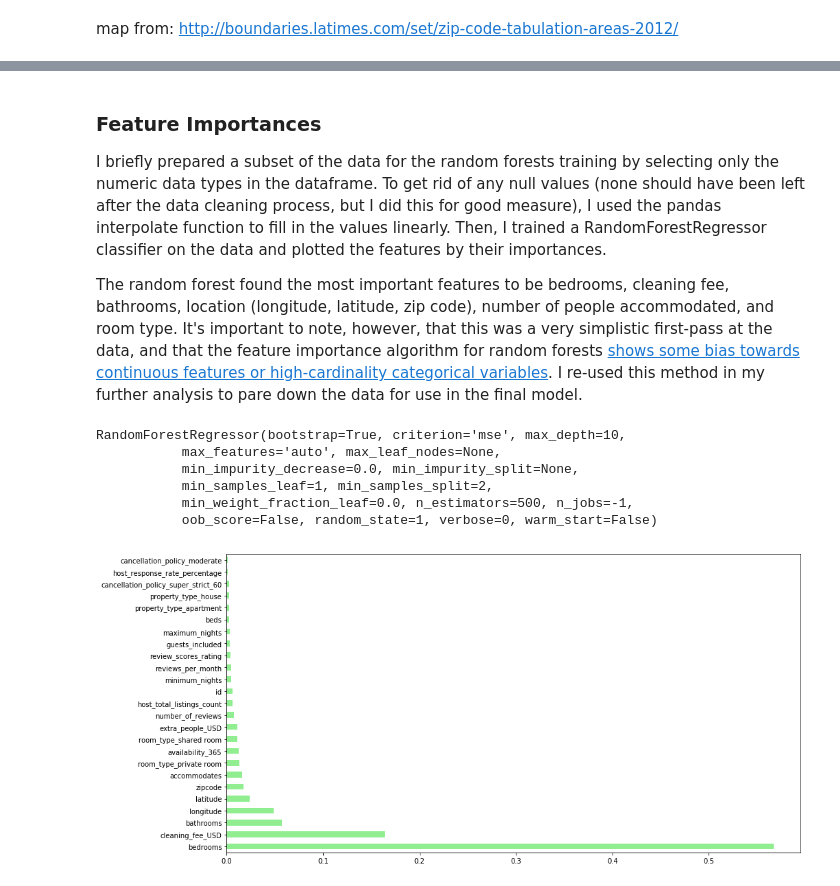
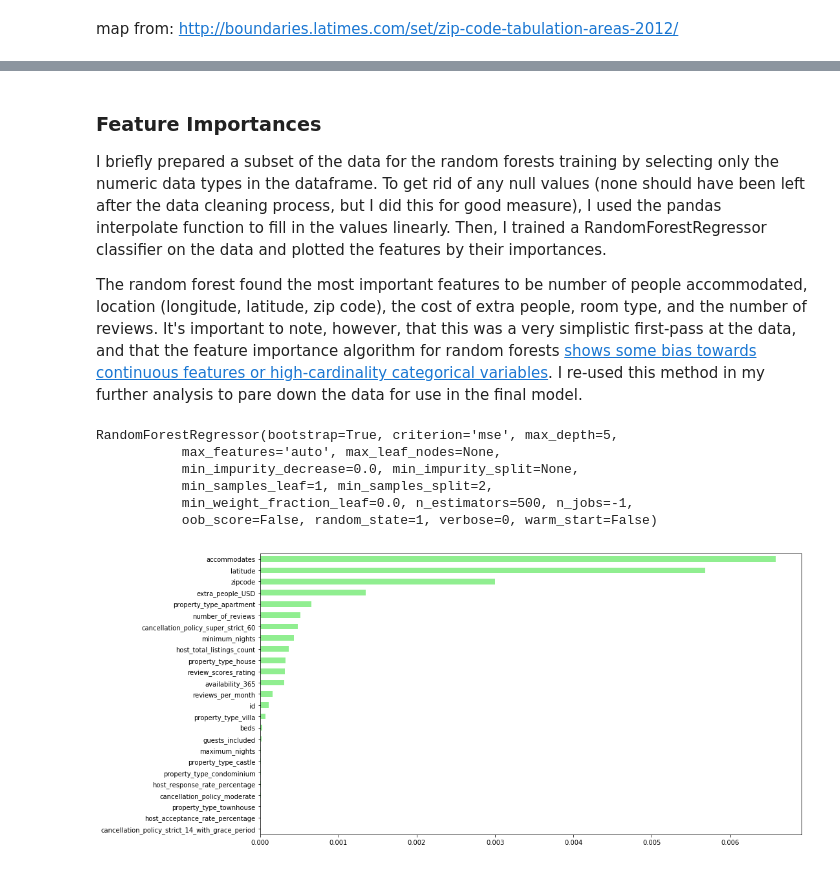
Before and after one commit to clairemiles/prescient-price, a Jupyter notebook: 2_plots.ipynb, the cells around one changed output, grey strips where cells are left out. Saved outputs shown, nothing was run; the diff lists cells and outputs as text; code cells hidden in the pictures.

```diff
--- a/2_plots.ipynb
+++ b/2_plots.ipynb
@@ -204,7 +204,7 @@ plt.close()
 
 I briefly prepared a subset of the data for the random forests training by selecting only the numeric data types in the dataframe. To get rid of any null values (none should have been left after the data cleaning process, but I did this for good measure), I used the pandas interpolate function to fill in the values linearly. Then, I trained a RandomForestRegressor classifier on the data and plotted the features by their importances.
 
-The random forest found the most important features to be bedrooms, cleaning fee, bathrooms, location (longitude, latitude, zip code), number of people accommodated, and room type. It's important to note, however, that this was a very simplistic first-pass at the data, and that the feature importance algorithm for random forests [shows some bias towards continuous features or high-cardinality categorical variables](https://towardsdatascience.com/explaining-feature-importance-by-example-of-a-random-forest-d9166011959e). I re-used this method in my further analysis to pare down the data for use in the final model.
+The random forest found the most important features to be number of people accommodated, location (longitude, latitude, zip code), the cost of extra people, room type, and the number of reviews. It's important to note, however, that this was a very simplistic first-pass at the data, and that the feature importance algorithm for random forests [shows some bias towards continuous features or high-cardinality categorical variables](https://towardsdatascience.com/explaining-feature-importance-by-example-of-a-random-forest-d9166011959e). I re-used this method in my further analysis to pare down the data for use in the final model.
 # %%
 df = pd.read_csv(directory + 'df_clean.csv', nrows=250000)
 # %%
@@ -218,12 +218,12 @@ y = feat_imp.price_USD
 X_train, X_test, y_train, y_test = train_test_split(X, y, test_size=0.2,random_state=SEED)
 
 rf = RandomForestRegressor(n_estimators=500,
-                           max_depth=10,
+                           max_depth=5,
                            n_jobs=-1,
                            random_state=SEED)
 rf.fit(X_train, y_train)
 # %% [output]
-RandomForestRegressor(bootstrap=True, criterion='mse', max_depth=10,
+RandomForestRegressor(bootstrap=True, criterion='mse', max_depth=5,
            max_features='auto', max_leaf_nodes=None,
            min_impurity_decrease=0.0, min_impurity_split=None,
            min_samples_leaf=1, min_samples_split=2,
@@ -231,11 +231,11 @@ RandomForestRegressor(bootstrap=True, criterion='mse', max_depth=10,
            oob_score=False, random_state=1, verbose=0, warm_start=False)
 # %%
 importances_rf = pd.Series(rf.feature_importances_, index = X.columns)
-sorted_importances_rf = importances_rf.sort_values(ascending=False)
+sorted_importances_rf = importances_rf.sort_values()
+sorted_importances_rf = sorted_importances_rf[sorted_importances_rf > 0]
 
 fig, ax = plt.subplots(figsize=(15,8))
-
 sorted_importances_rf[0:25].plot(kind='barh', color='lightgreen')
 plt.show()
 # %% [output]
-[figure, old version]
+[figure, new version]
```
